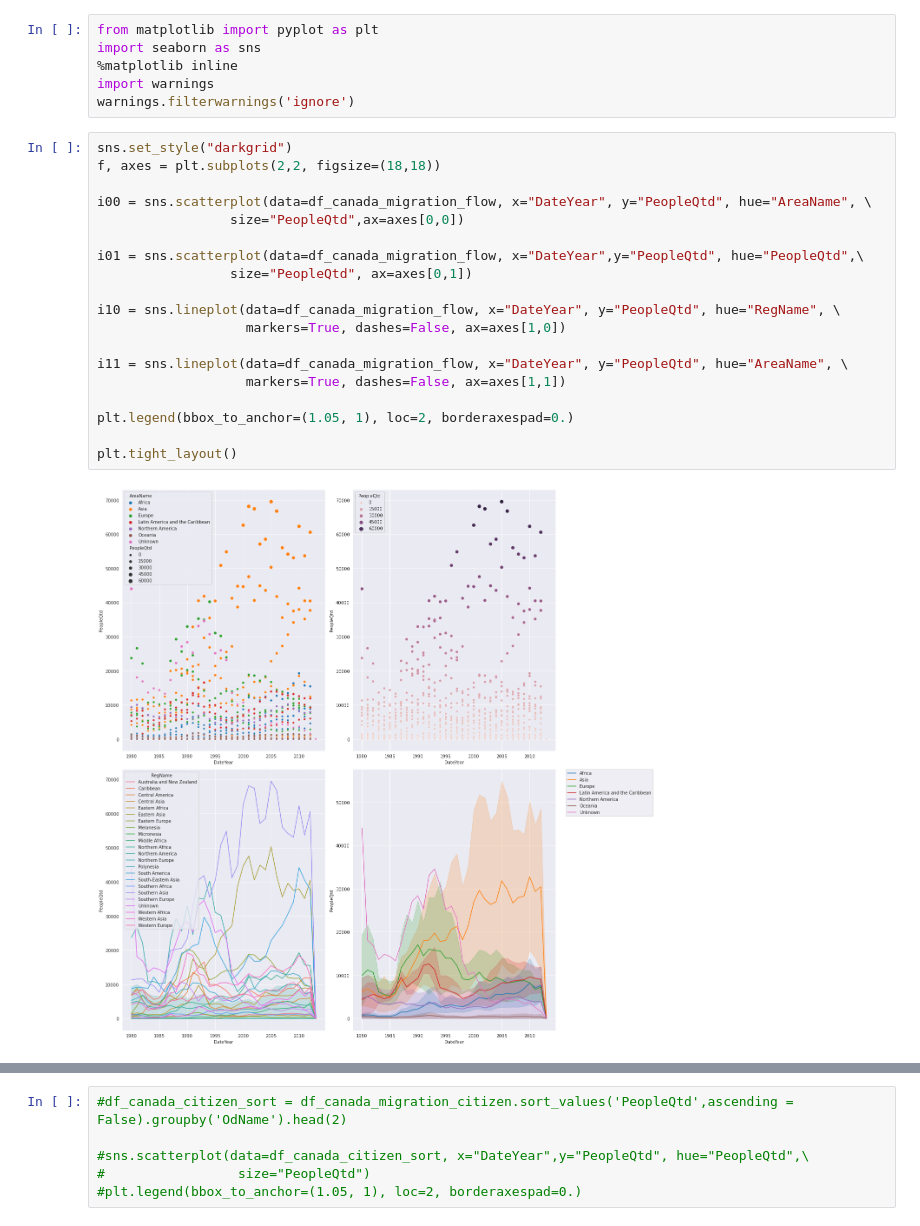
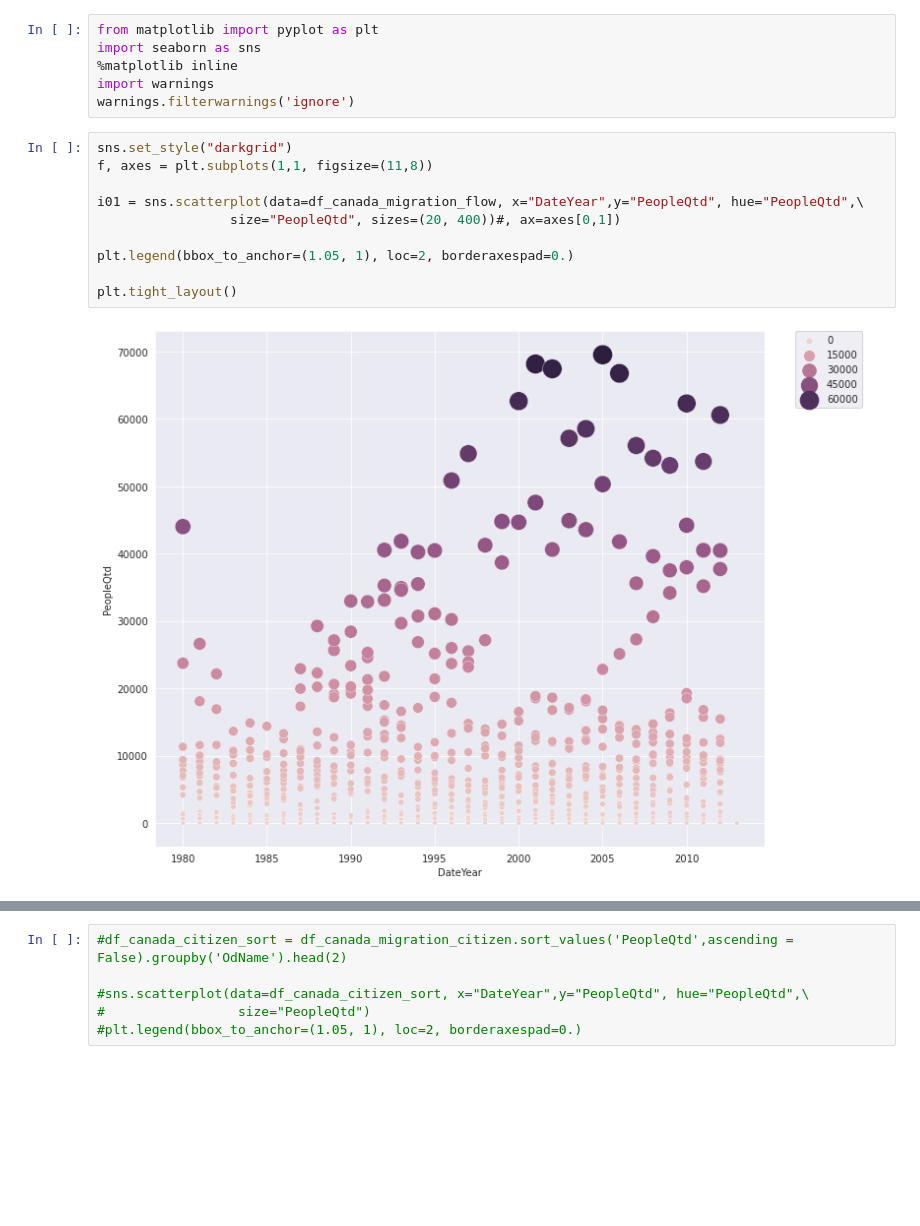
Before and after one commit to DaniloNunesMelo/Dan_Portfolio_Code, a Jupyter notebook: python-data-analysis/Inter-Migr-Flows/AppDan - Canada International Migration Flows.ipynb, the cells around one changed output, grey strips where cells are left out. Saved outputs shown, nothing was run; the diff lists cells and outputs as text; blank space fills up the shorter version.

```diff
--- a/python-data-analysis/Inter-Migr-Flows/AppDan - Canada International Migration Flows.ipynb
+++ b/python-data-analysis/Inter-Migr-Flows/AppDan - Canada International Migration Flows.ipynb
@@ -209,22 +202,13 @@ import warnings
 warnings.filterwarnings('ignore')
 # %%
 sns.set_style("darkgrid")
-f, axes = plt.subplots(2,2, figsize=(18,18))
-
-i00 = sns.scatterplot(data=df_canada_migration_flow, x="DateYear", y="PeopleQtd", hue="AreaName", \
-                 size="PeopleQtd",ax=axes[0,0])
+f, axes = plt.subplots(1,1, figsize=(11,8))
 
 i01 = sns.scatterplot(data=df_canada_migration_flow, x="DateYear",y="PeopleQtd", hue="PeopleQtd",\
-                 size="PeopleQtd", ax=axes[0,1])
-
-i10 = sns.lineplot(data=df_canada_migration_flow, x="DateYear", y="PeopleQtd", hue="RegName", \
-                   markers=True, dashes=False, ax=axes[1,0])
-
-i11 = sns.lineplot(data=df_canada_migration_flow, x="DateYear", y="PeopleQtd", hue="AreaName", \
-                   markers=True, dashes=False, ax=axes[1,1])
+                 size="PeopleQtd", sizes=(20, 400))#, ax=axes[0,1])
 
 plt.legend(bbox_to_anchor=(1.05, 1), loc=2, borderaxespad=0.)
 
 plt.tight_layout()
 # %% [output]
-[figure, old version]
+[figure, new version]
```
Also changed, not shown: parts of 9 cells of this notebook.
